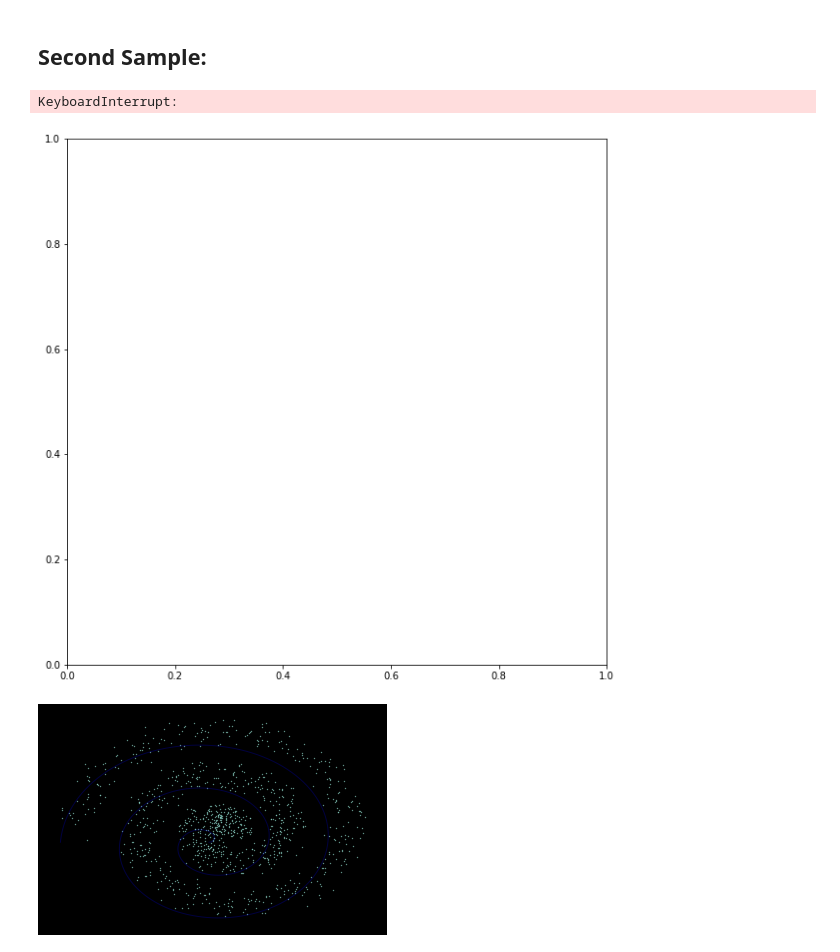
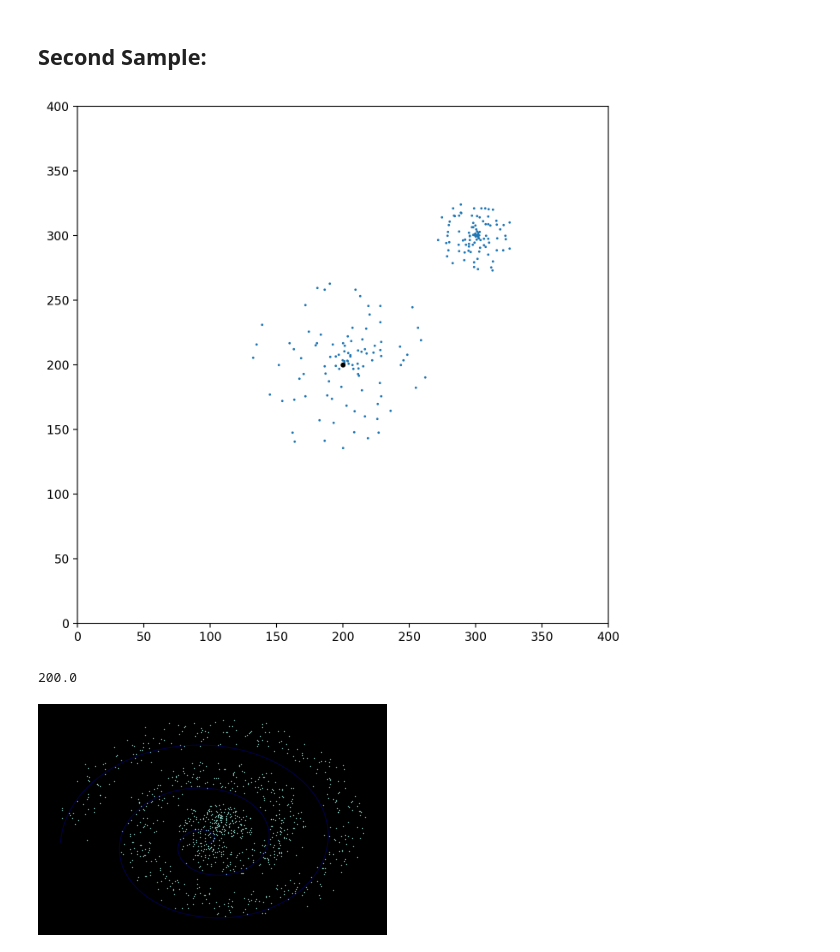
Before and after one commit to Astrojigs/Orbital-simulations, a Jupyter notebook: Barnes-hut Algorithm Animations.ipynb, the cells around one changed output. Cells and saved outputs as stored; diff of their text form; code cells hidden in the pictures.

```diff
--- a/Barnes-hut Algorithm Animations.ipynb
+++ b/Barnes-hut Algorithm Animations.ipynb
@@ -643,36 +664,48 @@ for i in range(100):
 
 
 # stars for center black hole
-for i in range(500):
+for i in range(100):
     r = np.random.uniform(1,70)
     theta = i*360/80
     x,y = get_cart_coords(r, theta)
 
-    rv = np.random.uniform(-100,-90)
-    thetav =-350 if abs(x) <30 and abs(y) <30 else -10
-    #thetav = 0
-    rv= -10
-    vx,vy = get_cart_coords_vel(0,0,r,theta)
-
     mass = np.random.randint(200,2000)
-
-    thetav = np.sqrt(150/r)
-    points.append(Point(x+center_x,y+center_y,identifier=i+503, # 200 is the number of stars in rogue black hold
-                        mass=mass,vx=vx,vy=vy))
+        points.append(Point(x+center_x,y+center_y,identifier=i+503, # 200 is the number of stars in rogue black hold
+                        mass=mass,vx=,vy=vy))
 
 
 ##############
 #####RUNNING THE SIMULATION #########################
-barnes_hut_sim(points,
-               dt=0.01,
-               g_const=0.01,
-               theta=0.5,
-               _wrap_points=False,
-               save_to_video='barnes_hut_1.mp4',
-               show_quadtree_wrt_point=points[1])
+# barnes_hut_sim(points,
+#                dt=0.01,
+#                g_const=0.1,
+#                theta=0.5,
+#                _wrap_points=False,
+#                save_to_video='barnes_hut_1.mp4',
+#                show_quadtree_wrt_point=points[0],n_frames=500)
-# %% [output]
-KeyboardInterrupt:
-[figure, removed]
+# %%
+qt = Quadtree(boundary,G=1,theta_=0.5,n=1)
+for p in points:
+    qt.insert(p)
+
+plt.figure(figsize=(8,8),dpi=200)
+plt.scatter([p.x for p in points], [p.y for p in points],s=1)
+# plt.scatter(qt.quads[2].center_of_mass()[0],qt.quads[2].center_of_mass()[0])
+# Center of mass for the entire quadrant:
+#plt.scatter(qt.center_of_mass_x/qt.mass, qt.center_of_mass_y/qt.mass, s=200, c='green')
+pov = points[0]
+plt.scatter(pov.x,pov.y,color='black',s=10)
+# qt.show_from_point(pov,show_mass=True)
+# qt.show(show_entire=False)
+plt.xlim(qt.boundary.x - qt.boundary.w/2,qt.boundary.x+qt.boundary.w/2)
+plt.ylim(qt.boundary.y-qt.boundary.h/2,qt.boundary.y+qt.boundary.h/2)
+plt.show()
+# %% [output]
+[figure, added]
+# %%
+qt.boundary.x
+# %% [output]
+200.0
 # %%
 import matplotlib.pyplot as plt
 import numpy as np
```
Also changed, not shown: parts of 19 cells of this notebook, 9 other files.
